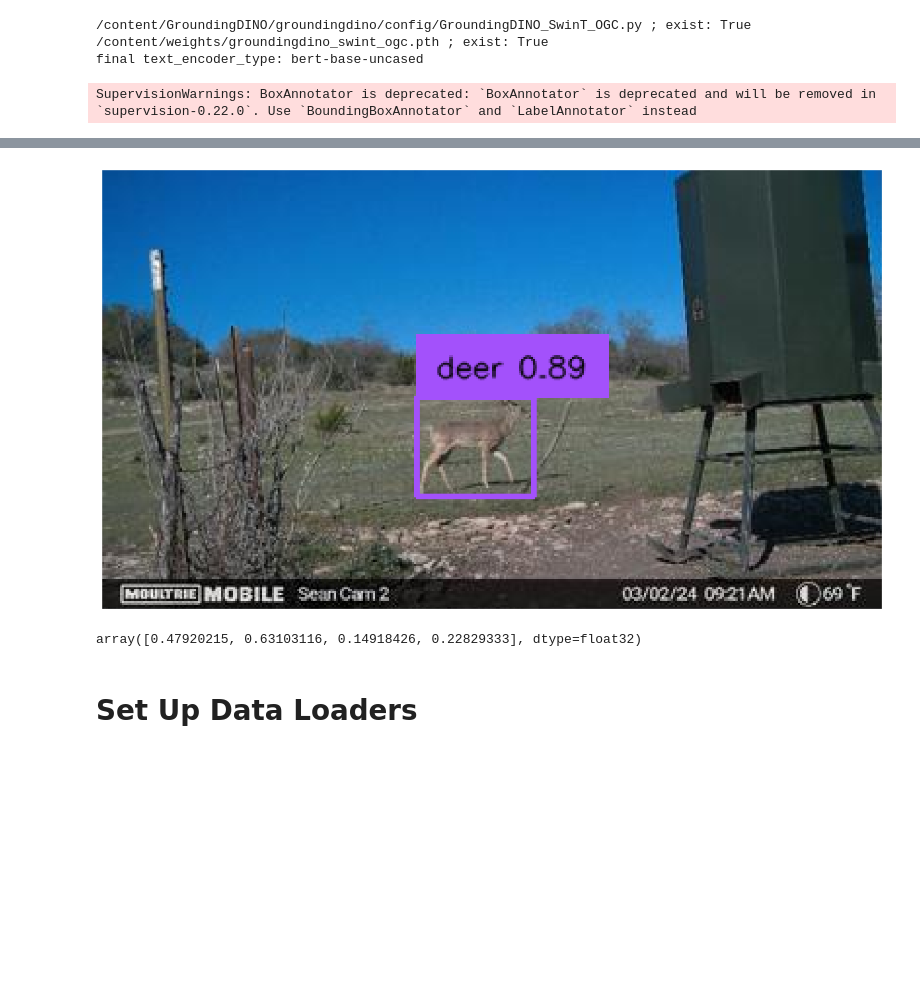
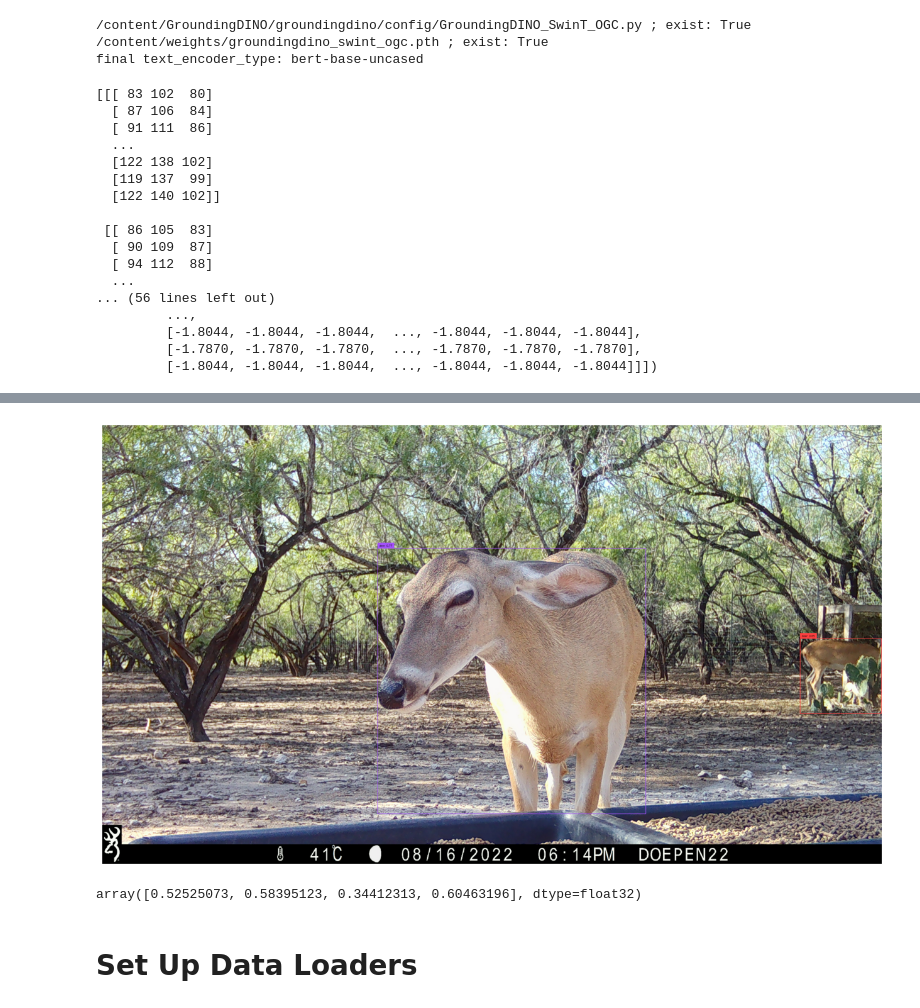
Before and after one commit to tommymmcguire/DeerAI-540, a Jupyter notebook: grounding.ipynb, the cells around one changed output, grey strips where cells are left out. Cells and saved outputs as stored; diff of their text form; code cells hidden in the pictures; blank space fills up the shorter version.

```diff
--- a/grounding.ipynb
+++ b/grounding.ipynb
@@ -116,8 +118,24 @@ def get_bounding_box(path):
 
   return boxes[0].numpy()
 # %%
-img_path = "../../deer.jpeg"
+img_path = "../Doe 2003 (2737).JPG"
 box = get_bounding_box(img_path)
 box
 # %% [output]
-SupervisionWarnings: BoxAnnotator is deprecated: `BoxAnnotator` is deprecated and will be removed in `supervision-0.22.0`. Use `BoundingBoxAnnotator` and `LabelAnnotator` instead
+[[[ 83 102  80]
+  [ 87 106  84]
+  [ 91 111  86]
+  ...
+  [122 138 102]
+  [119 137  99]
+  [122 140 102]]
+
+ [[ 86 105  83]
+  [ 90 109  87]
+  [ 94 112  88]
+  ...
+... (56 lines left out)
+         ...,
+         [-1.8044, -1.8044, -1.8044,  ..., -1.8044, -1.8044, -1.8044],
+         [-1.7870, -1.7870, -1.7870,  ..., -1.7870, -1.7870, -1.7870],
+         [-1.8044, -1.8044, -1.8044,  ..., -1.8044, -1.8044, -1.8044]]])
@@ -124,5 +146,5 @@ SupervisionWarnings: BoxAnnotator is deprecated: `BoxAnnotator` is deprecated an
-[figure, old version]
+[figure, new version]
-array([0.47920215, 0.63103116, 0.14918426, 0.22829333], dtype=float32)
+array([0.52525073, 0.58395123, 0.34412313, 0.60463196], dtype=float32)
 # %%
 import os
 import cv2  # For image operations like cropping and saving
```
Also changed, not shown: parts of 4 cells of this notebook.
